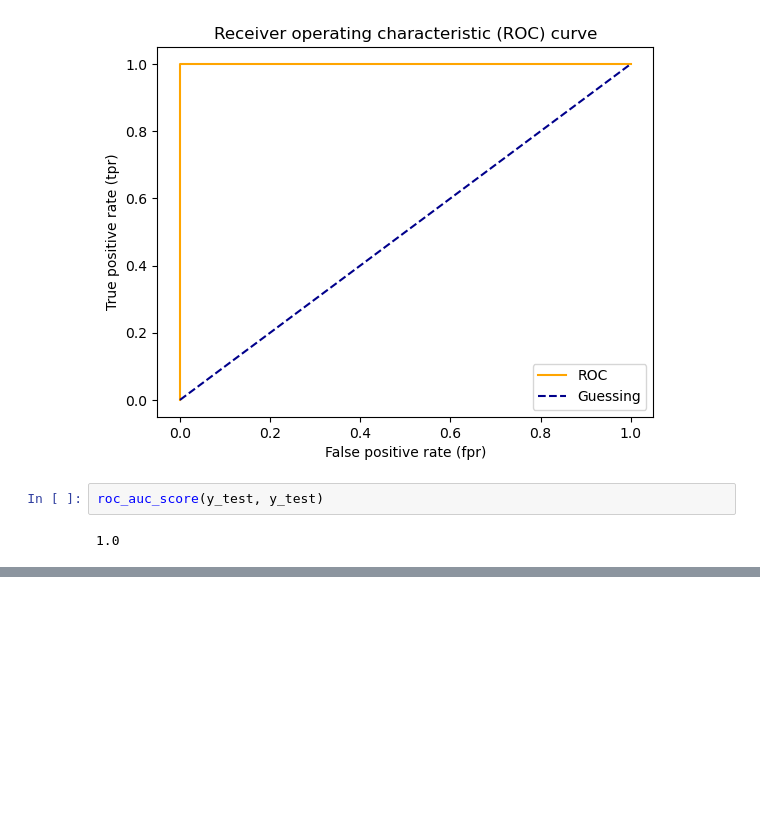
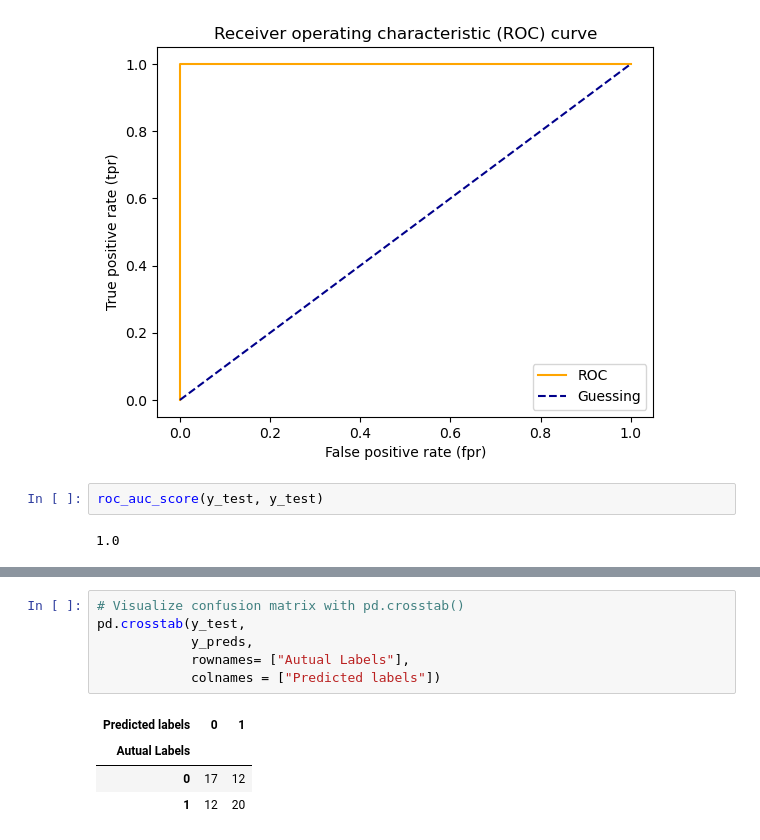
Before and after one commit to ShrishailChincholi/from-zero-to-aiml, a Jupyter notebook: ML/Scikit-learn/introducation-to-scikit-learn.ipynb, the cells around one changed output, grey strips where cells are left out. Saved outputs shown, nothing was run; the diff lists cells and outputs as text; blank space fills up the shorter version.

```diff
--- a/ML/Scikit-learn/introducation-to-scikit-learn.ipynb
+++ b/ML/Scikit-learn/introducation-to-scikit-learn.ipynb
@@ -1237,0 +1252,11 @@ roc_auc_score(y_test, y_test)
+# %%
+# Visualize confusion matrix with pd.crosstab()
+pd.crosstab(y_test,
+            y_preds,
+            rownames= ["Autual Labels"],
+            colnames = ["Predicted labels"])
+# %% [output]
+| Predicted labels | 0 | 1 |
+| Autual Labels |  |  |
+| 0 | 17 | 12 |
+| 1 | 12 | 20 |
```
Also changed, not shown: parts of 13 cells of this notebook.
